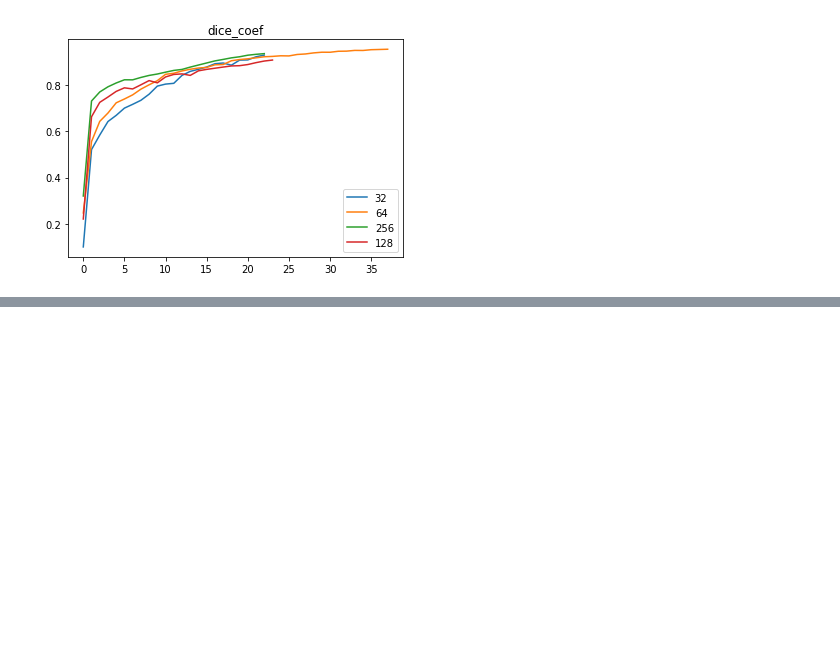
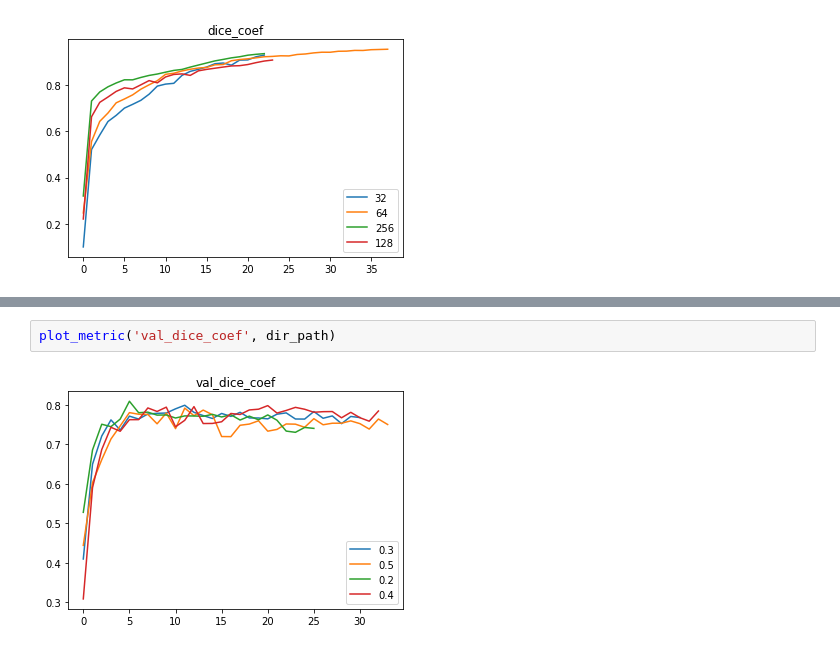
Before and after one commit to ilyarudyak/cs230_project_keras, a Jupyter notebook: isbi_challenge/training_v1.ipynb, the cells around one changed output, grey strips where cells are left out. Saved outputs shown, nothing was run; the diff lists cells and outputs as text; blank space fills up the shorter version.

```diff
--- a/isbi_challenge/training_v1.ipynb
+++ b/isbi_challenge/training_v1.ipynb
@@ -338,0 +349,4 @@ plot_metric('dice_coef', dir_path)
+# %%
+plot_metric('val_dice_coef', dir_path)
+# %% [output]
+[figure, added]
```
Also changed, not shown: parts of 5 cells of this notebook, 6 other files.
